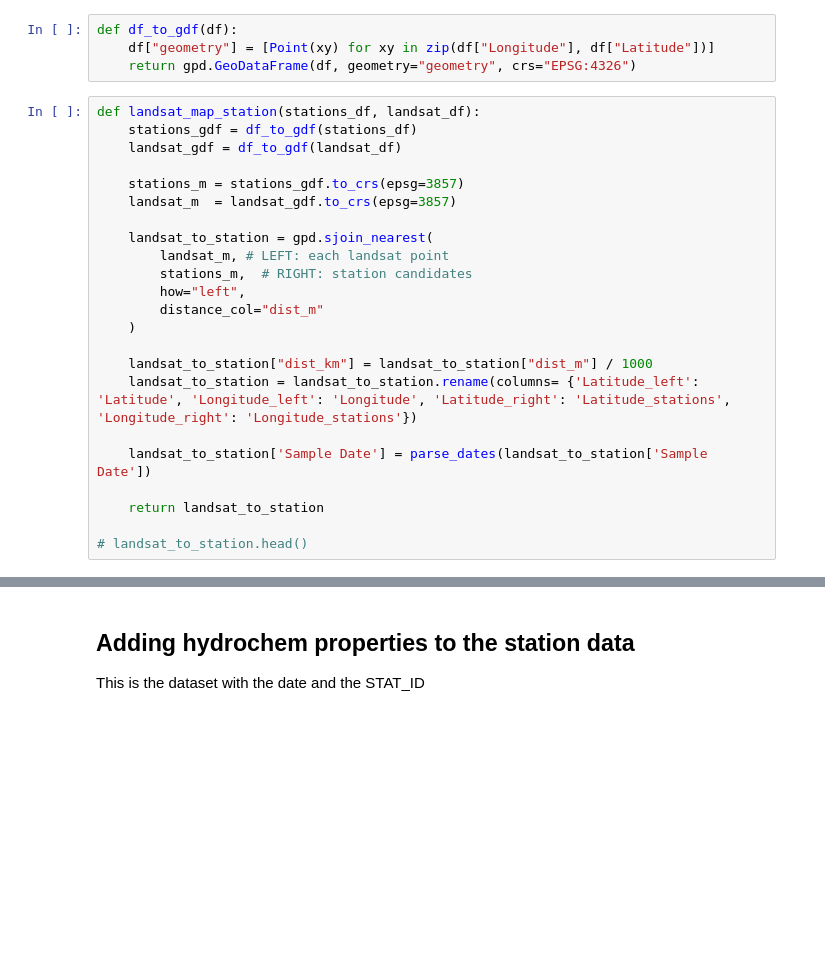
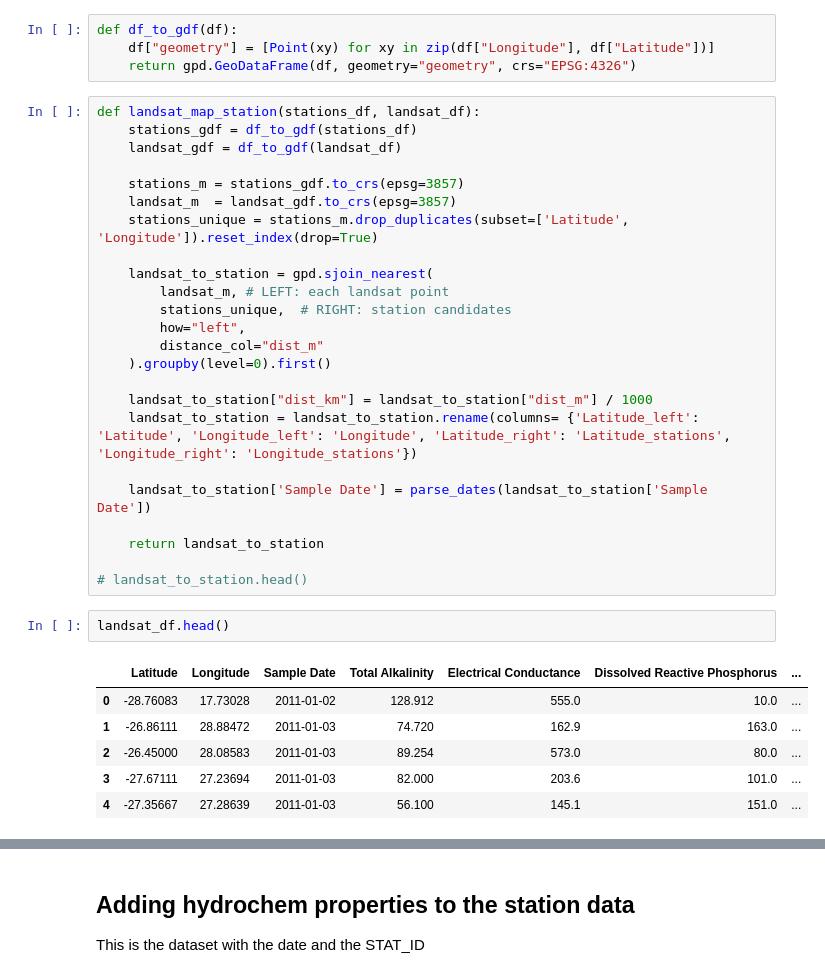
Before and after one commit to Teddy50060/EY_DataThon2026, a Jupyter notebook: training_pipeline.ipynb, the cells around one changed output, grey strips where cells are left out. Saved outputs shown, nothing was run; the diff lists cells and outputs as text; blank space fills up the shorter version.

```diff
--- a/training_pipeline.ipynb
+++ b/training_pipeline.ipynb
@@ -23,13 +23,14 @@ def landsat_map_station(stations_df, landsat_df):
 
     stations_m = stations_gdf.to_crs(epsg=3857)
     landsat_m  = landsat_gdf.to_crs(epsg=3857)
+    stations_unique = stations_m.drop_duplicates(subset=['Latitude', 'Longitude']).reset_index(drop=True)
 
     landsat_to_station = gpd.sjoin_nearest(
         landsat_m, # LEFT: each landsat point
-        stations_m,  # RIGHT: station candidates
+        stations_unique,  # RIGHT: station candidates
         how="left",
         distance_col="dist_m"
-    )
+    ).groupby(level=0).first()
 
     landsat_to_station["dist_km"] = landsat_to_station["dist_m"] / 1000
     landsat_to_station = landsat_to_station.rename(columns= {'Latitude_left': 'Latitude', 'Longitude_left': 'Longitude', 'Latitude_right': 'Latitude_stations', 'Longitude_right': 'Longitude_stations'})
@@ -39,4 +40,13 @@ def landsat_map_station(stations_df, landsat_df):
     return landsat_to_station
 
 # landsat_to_station.head()
+# %%
+landsat_df.head()
+# %% [output]
+|  | Latitude | Longitude | Sample Date | Total Alkalinity | Electrical Conductance | Dissolved Reactive Phosphorus | ... |
+| 0 | -28.76083 | 17.73028 | 2011-01-02 | 128.912 | 555.0 | 10.0 | ... |
+| 1 | -26.86111 | 28.88472 | 2011-01-03 | 74.720 | 162.9 | 163.0 | ... |
+| 2 | -26.45000 | 28.08583 | 2011-01-03 | 89.254 | 573.0 | 80.0 | ... |
+| 3 | -27.67111 | 27.23694 | 2011-01-03 | 82.000 | 203.6 | 101.0 | ... |
+| 4 | -27.35667 | 27.28639 | 2011-01-03 | 56.100 | 145.1 | 151.0 | ... |
 # %%
```
Also changed, not shown: parts of 6 cells of this notebook, 6 other files.
